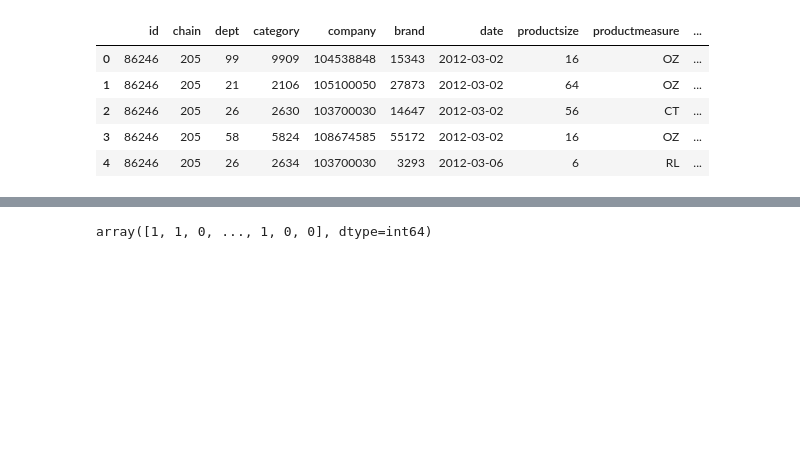
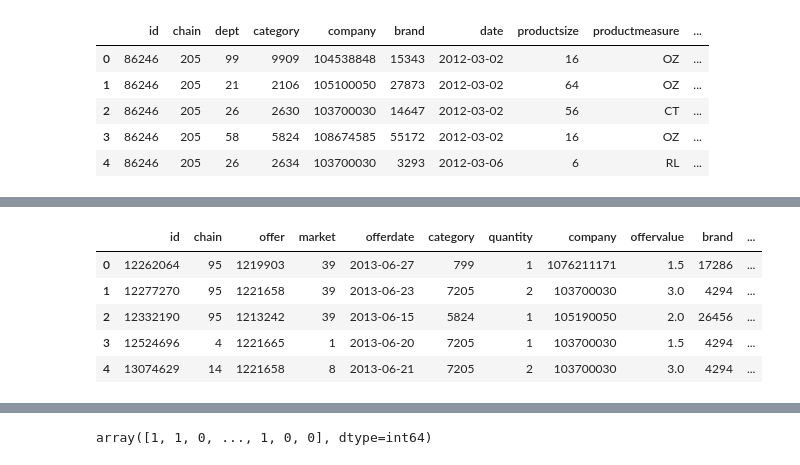
Before and after one commit to JaredChung/CourseProject_GeneralAssembly, a Jupyter notebook: Value_shopping.ipynb, the cells around one changed output, grey strips where cells are left out. Saved outputs shown, nothing was run; the diff lists cells and outputs as text; code cells hidden in the pictures; blank space fills up the shorter version.

```diff
--- a/Value_shopping.ipynb
+++ b/Value_shopping.ipynb
@@ -30,8 +30,8 @@ def preprocessing(x):
     x['dayofweek'] = x.offerdate.apply(lambda n: n.dayofweek)
     return x
 # %%
-transactions['year'] = transactions.offerdate.apply(lambda n: n.year)
-transactions['month'] = transactions.offerdate.apply(lambda n: n.month)
+transactions['year'] = transactions.date.apply(lambda n: n.year)
+transactions['month'] = transactions.date.apply(lambda n: n.month)
 # %%
 test = preprocessing(test)
 train = preprocessing(train)
@@ -63,0 +64,9 @@ train.head()
+# %%
+test.head()
+# %% [output]
+|  | id | chain | offer | market | offerdate | category | quantity | company | offervalue | brand | ... |
+| 0 | 12262064 | 95 | 1219903 | 39 | 2013-06-27 | 799 | 1 | 1076211171 | 1.5 | 17286 | ... |
+| 1 | 12277270 | 95 | 1221658 | 39 | 2013-06-23 | 7205 | 2 | 103700030 | 3.0 | 4294 | ... |
+| 2 | 12332190 | 95 | 1213242 | 39 | 2013-06-15 | 5824 | 1 | 105190050 | 2.0 | 26456 | ... |
+| 3 | 12524696 | 4 | 1221665 | 1 | 2013-06-20 | 7205 | 1 | 103700030 | 1.5 | 4294 | ... |
+| 4 | 13074629 | 14 | 1221658 | 8 | 2013-06-21 | 7205 | 2 | 103700030 | 3.0 | 4294 | ... |
```
Also changed, not shown: parts of 5 cells of this notebook.
